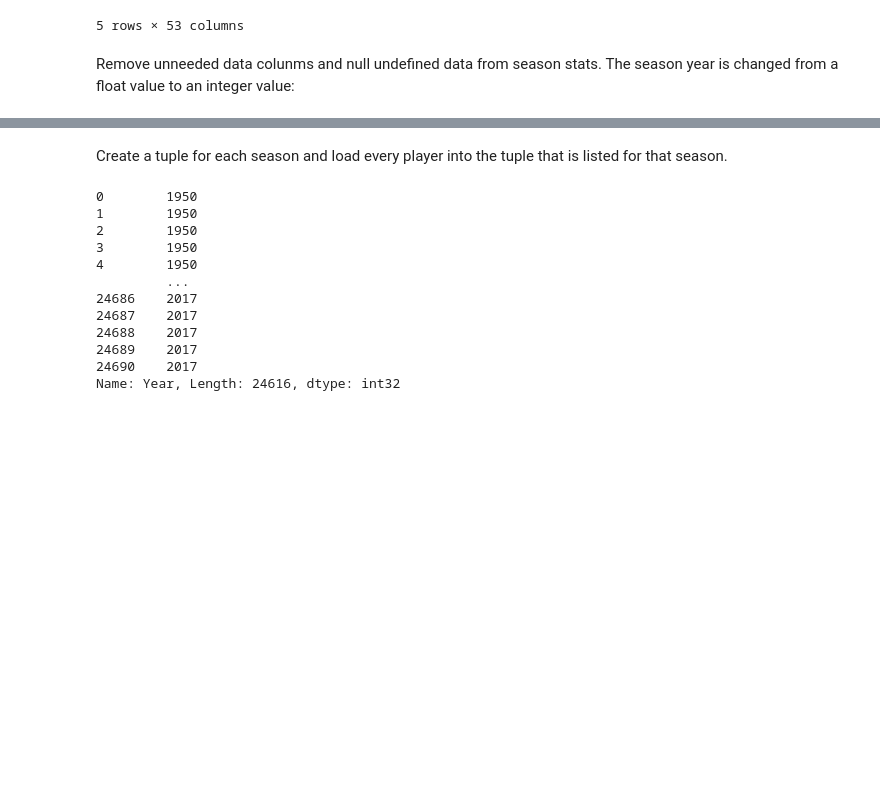
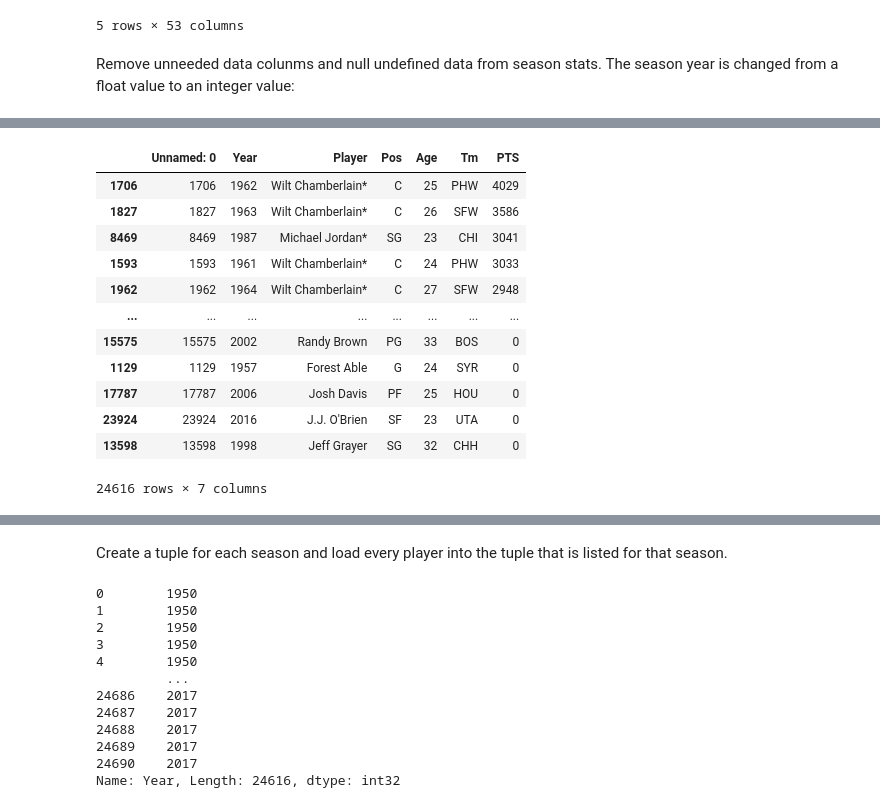
Before and after one commit to timothy7walker/NBA-s-Top-Scorers, a Jupyter notebook: TimothyWalkerNBA.ipynb, the cells around one changed output, grey strips where cells are left out. Saved outputs shown, nothing was run; the diff lists cells and outputs as text; code cells hidden in the pictures; blank space fills up the shorter version.

```diff
--- a/TimothyWalkerNBA.ipynb
+++ b/TimothyWalkerNBA.ipynb
@@ -52,0 +93,17 @@ seasonStats
+# %%
+sortedYears = seasonByYear.sort_values(by = 'Year', ascending=False)
+sortedYears.sort_values(by = 'PTS', ascending = False)
+# %% [output]
+|  | Unnamed: 0 | Year | Player | Pos | Age | Tm | PTS |
+| 1706 | 1706 | 1962 | Wilt Chamberlain* | C | 25 | PHW | 4029 |
+| 1827 | 1827 | 1963 | Wilt Chamberlain* | C | 26 | SFW | 3586 |
+| 8469 | 8469 | 1987 | Michael Jordan* | SG | 23 | CHI | 3041 |
+| 1593 | 1593 | 1961 | Wilt Chamberlain* | C | 24 | PHW | 3033 |
+| 1962 | 1962 | 1964 | Wilt Chamberlain* | C | 27 | SFW | 2948 |
+| ... | ... | ... | ... | ... | ... | ... | ... |
+| 15575 | 15575 | 2002 | Randy Brown | PG | 33 | BOS | 0 |
+| 1129 | 1129 | 1957 | Forest Able | G | 24 | SYR | 0 |
+| 17787 | 17787 | 2006 | Josh Davis | PF | 25 | HOU | 0 |
+| 23924 | 23924 | 2016 | J.J. O'Brien | SF | 23 | UTA | 0 |
+| 13598 | 13598 | 1998 | Jeff Grayer | SG | 32 | CHH | 0 |
+24616 rows × 7 columns
```
Also changed, not shown: parts of 10 cells of this notebook.
